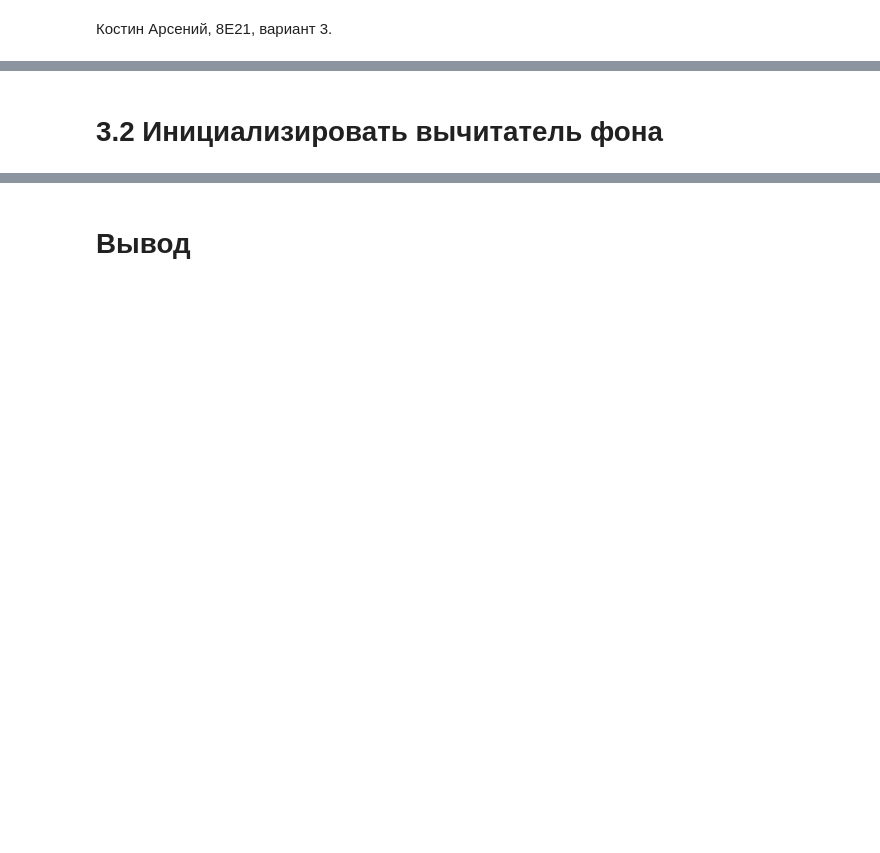
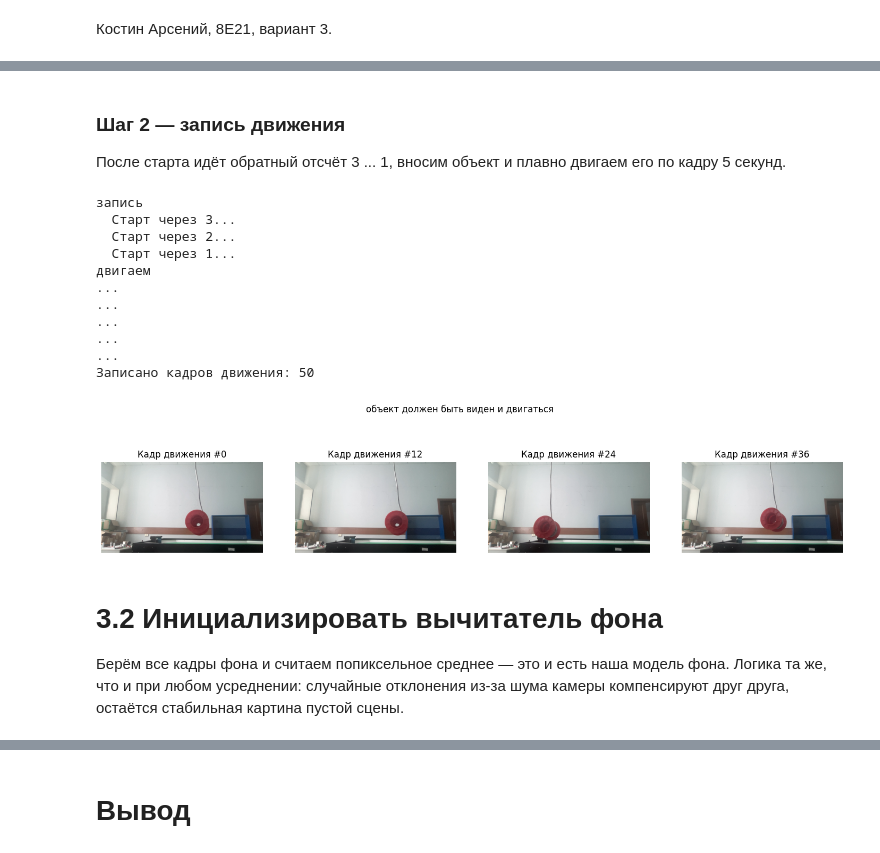
Before and after one commit to arskstn/cv-labs-sem8, a Jupyter notebook: labs/lab3.ipynb, the cells around one changed output, grey strips where cells are left out. Cells and saved outputs as stored; diff of their text form; code cells hidden in the pictures; blank space fills up the shorter version.

```diff
--- a/labs/lab3.ipynb
+++ b/labs/lab3.ipynb
@@ -56,2 +78,56 @@ plt.show()
+# %% [markdown]
+### Шаг 2 — запись движения
+
+После старта идёт обратный отсчёт 3 ... 1, вносим объект и плавно двигаем его по кадру 5 секунд.
+# %%
+COUNTDOWN_SEC  = 3
+MOTION_SECONDS = 5
+N_MOT_FRAMES   = MOTION_SECONDS * FPS_APPROX
+
+cap = cv2.VideoCapture(2)
+
+print('запись')
+for s in range(COUNTDOWN_SEC, 0, -1):
+    print(f'  Старт через {s}...')
+    time.sleep(1)
+print('двигаем')
+
+motion_frames = []
+for i in range(N_MOT_FRAMES):
+    ret, frame = cap.read()
+    if ret:
+        motion_frames.append(cv2.cvtColor(frame, cv2.COLOR_BGR2RGB))
+    if i % FPS_APPROX == 0:
+        print(f'...')
+    cv2.waitKey(100)
+
+cap.release()
+frames_sequence = bg_frames + motion_frames
+print(f'Записано кадров движения: {len(motion_frames)}')
+
+step = max(1, len(motion_frames) // 4)
+f, axarr = plt.subplots(1, 4, figsize=(18, 4))
+for i, ax in enumerate(axarr):
+    idx = min(i * step, len(motion_frames) - 1)
+    ax.imshow(motion_frames[idx])
+    ax.set_title(f'Кадр движения #{idx}')
+    ax.axis('off')
+plt.suptitle('объект должен быть виден и двигаться')
+plt.show()
+# %% [output]
+запись
+  Старт через 3...
+  Старт через 2...
+  Старт через 1...
+двигаем
+...
+...
+...
+...
+...
+Записано кадров движения: 50
+[figure, added]
 # %% [markdown]
 # 3.2 Инициализировать вычитатель фона
+
+Берём все кадры фона и считаем попиксельное среднее — это и есть наша модель фона. Логика та же, что и при любом усреднении: случайные отклонения из-за шума камеры компенсируют друг друга, остаётся стабильная картина пустой сцены.
```
Also changed, not shown: parts of 24 cells of this notebook, 4 other files.
